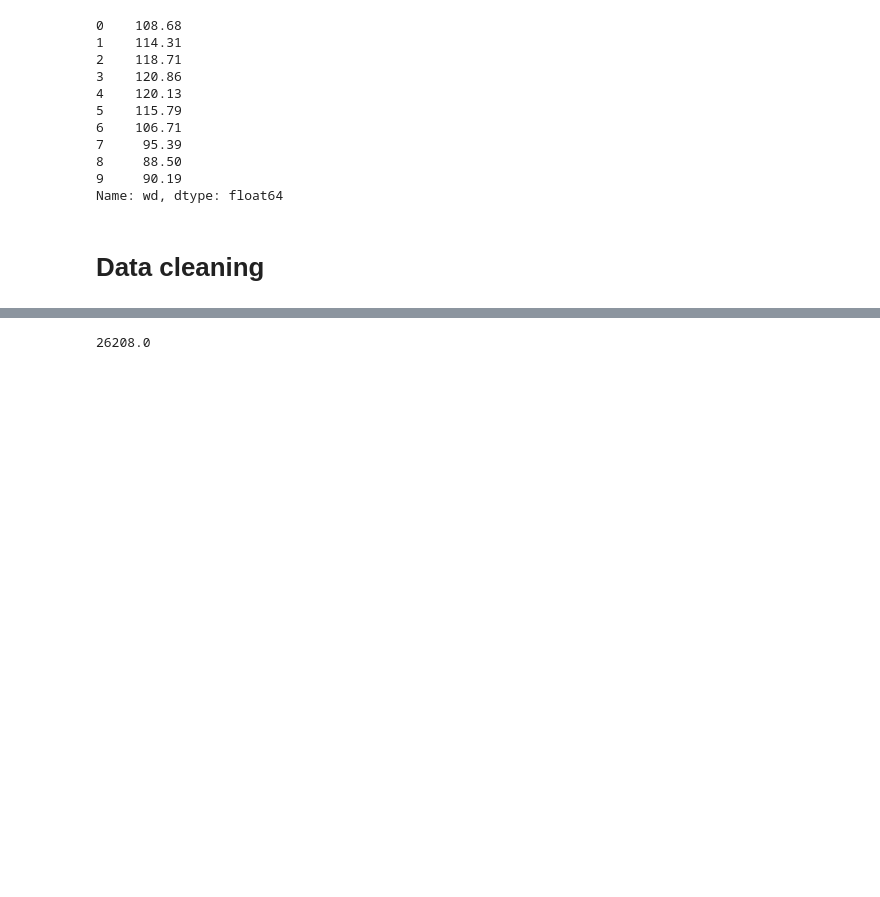
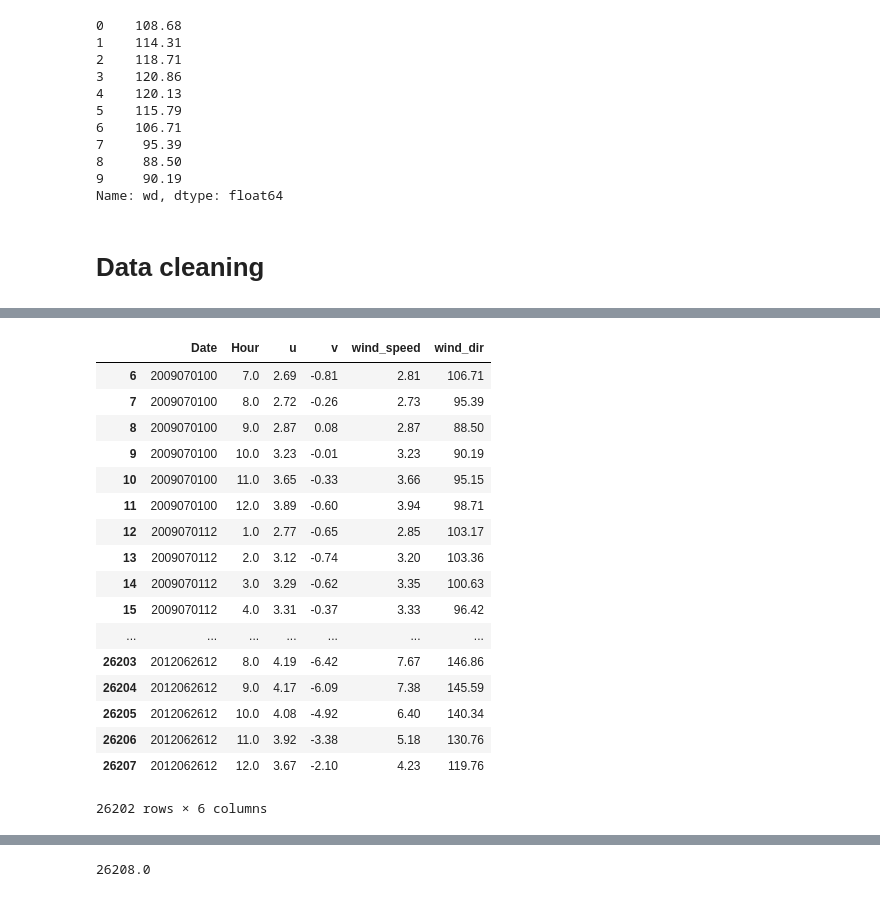
Before and after one commit to Pontius1007/TDT4859, a Jupyter notebook: Data exploration.ipynb, the cells around one changed output, grey strips where cells are left out. Saved outputs shown, nothing was run; the diff lists cells and outputs as text; code cells hidden in the pictures; blank space fills up the shorter version.

Commit message:
Lagd funksjon for å fjerne overlappende vindprediksjoner. Mangler fortsatt å fjerne radene som mangler i train-settet

```diff
--- a/Data exploration.ipynb
+++ b/Data exploration.ipynb
@@ -153,0 +166,38 @@ for k in range(len(forecasts)):
+# %%
+# Function to remove overlapping forecasts from a forecast stored in a panda dataframe:
+
+def remove_overlap(forecast_df):
+    array = np.array([])
+    r, c = forecast_df.shape
+    for k in range(forecast_df.shape[1]):
+        for i in range(0, forecast_df.shape[0], 48):
+            for j in range(12):
+                array = np.append(array, forecast_df.iloc[i+j, k])
+    array2 = np.resize(array, (c, int(array.shape[0]/c)))
+    fdict = {'Date': array2[0].astype(int), 'Hour': array2[1], 'u': array2[2], 'v': array2[3], 'wind_speed': array2[4], 'wind_dir': array2[5]}
+    df = pd.DataFrame(data=fdict)
+    return df
+# %%
+test = remove_overlap(forecast1)
+# %%
+test = test.drop([0,1,2,3,4,5], axis=0)
+test
+# %% [output]
+|  | Date | Hour | u | v | wind_speed | wind_dir |
+| 6 | 2009070100 | 7.0 | 2.69 | -0.81 | 2.81 | 106.71 |
+| 7 | 2009070100 | 8.0 | 2.72 | -0.26 | 2.73 | 95.39 |
+| 8 | 2009070100 | 9.0 | 2.87 | 0.08 | 2.87 | 88.50 |
+| 9 | 2009070100 | 10.0 | 3.23 | -0.01 | 3.23 | 90.19 |
+| 10 | 2009070100 | 11.0 | 3.65 | -0.33 | 3.66 | 95.15 |
+| 11 | 2009070100 | 12.0 | 3.89 | -0.60 | 3.94 | 98.71 |
+| 12 | 2009070112 | 1.0 | 2.77 | -0.65 | 2.85 | 103.17 |
+| 13 | 2009070112 | 2.0 | 3.12 | -0.74 | 3.20 | 103.36 |
+| 14 | 2009070112 | 3.0 | 3.29 | -0.62 | 3.35 | 100.63 |
+| 15 | 2009070112 | 4.0 | 3.31 | -0.37 | 3.33 | 96.42 |
+| ... | ... | ... | ... | ... | ... | ... |
+| 26203 | 2012062612 | 8.0 | 4.19 | -6.42 | 7.67 | 146.86 |
+| 26204 | 2012062612 | 9.0 | 4.17 | -6.09 | 7.38 | 145.59 |
+| 26205 | 2012062612 | 10.0 | 4.08 | -4.92 | 6.40 | 140.34 |
+| 26206 | 2012062612 | 11.0 | 3.92 | -3.38 | 5.18 | 130.76 |
+| 26207 | 2012062612 | 12.0 | 3.67 | -2.10 | 4.23 | 119.76 |
+26202 rows × 6 columns
```
Also changed, not shown: parts of 14 cells of this notebook.
